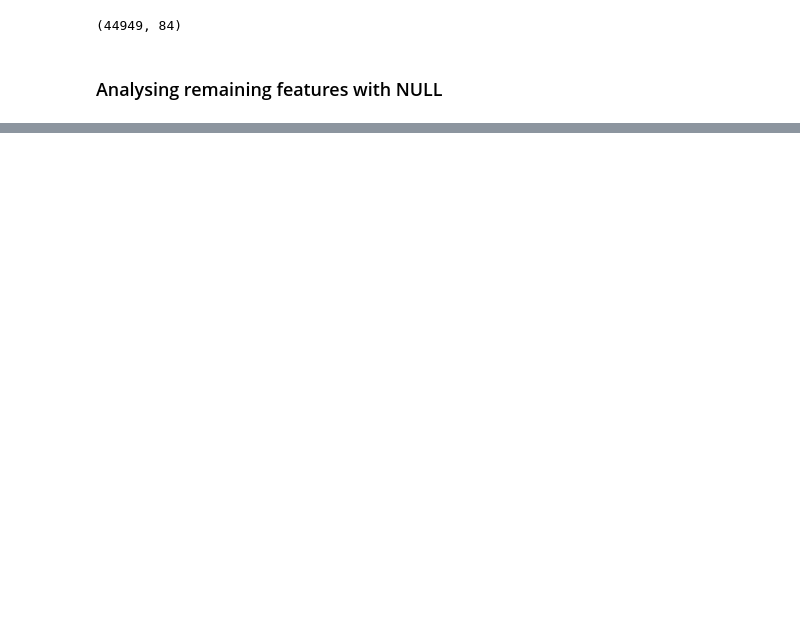
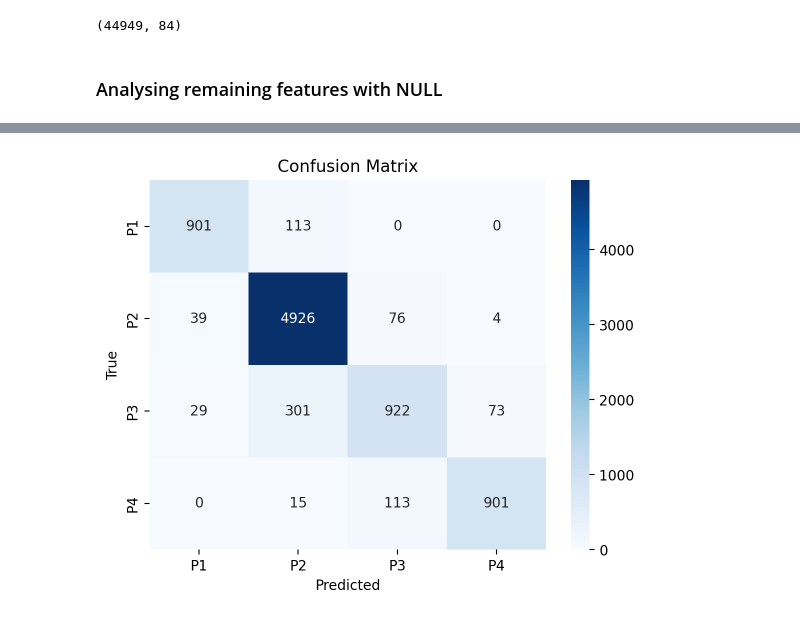
Before and after one commit to shashankgarewal/Credit-Risk-Assessment, a Jupyter notebook: notebook/explore.ipynb, the cells around one changed output, grey strips where cells are left out. Cells and saved outputs as stored; diff of their text form; code cells hidden in the pictures; blank space fills up the shorter version.

Commit message:
modeling_with_collinear_data

```diff
--- a/notebook/explore.ipynb
+++ b/notebook/explore.ipynb
@@ -106,3 +181,5 @@ df.max_delinquency_level[df['num_times_delinquent'] == 0].isna().sum()
 # %%
 # fill null deq with 0
 df[null_deq_col] = df[null_deq_col].fillna(0)
+# %%
+df.loc[df['num_times_delinquent'] == 0, null_deq_col] = df.loc[df['num_times_delinquent'] == 0, null_deq_col].fillna(0)
@@ -667,0 +516,9 @@ vif_imp
+# %%
+X, y = df.drop(['Approved_Flag', 'PROSPECTID'], axis=1), df[['Approved_Flag']]
+X_train, X_test, y_train, y_test = train_test_split(X, y,
+                                                    test_size=0.2,
+                                                    random_state=42)
+
+label_encoder = LabelEncoder()
+y_train_encoded = label_encoder.fit_transform(y_train)
+y_test_encoded = label_encoder.transform(y_test)
@@ -667,0 +608,20 @@ vif_imp
+# %%
+# feature encoding
+df_full_nonull = pd.get_dummies(df_full_nonull, columns=['MARITALSTATUS', 'GENDER', 'last_prod_enq2', 'first_prod_enq2'])
+encode_map = {'SSC':1, 'OTHERS': 1, '12TH': 2, 'GRADUATE': 3, 'UNDER GRADUATE': 3, 'POST-GRADUATE': 4, 'PROFESSIONAL': 4}
+df_full_nonull['EDUCATION'] = df_full_nonull['EDUCATION'].map(encode_map)
+
+X, y = df_full_nonull.drop(['Approved_Flag', 'PROSPECTID'], axis=1), df_full_nonull[['Approved_Flag']]
+
+X_train, X_test, y_train, y_test = train_test_split(X, y,
+                                                    test_size=0.2,
+                                                    random_state=42)
+
+label_encoder = LabelEncoder()
+y_train_encoded = label_encoder.fit_transform(y_train)
+y_test_encoded = label_encoder.transform(y_test)
+
+dt = DecisionTreeClassifier(random_state=42)
+dt = basic_model(dt, X_train, X_test, y_train, y_test)
+
+print(classification_report(y_test, dt.predict(X_test)))
@@ -667,0 +648,5 @@ vif_imp
+# %%
+scaler = StandardScaler()
+X_train_std = scaler.fit_transform(X_train)
+X_test_std = scaler.fit_transform(X_test)
+svc = basic_model(SVC(random_state=42), X_train_std, X_test_std, y_train, y_test)
@@ -667,0 +740,11 @@ vif_imp
+# %%
+y_pred = svc.predict(X_test_std)  # Predictions of the model
+cm = confusion_matrix(y_test, y_pred)  # True labels vs Predicted labels
+
+sns.heatmap(cm, annot=True, fmt="d", cmap="Blues", xticklabels=['P1', 'P2', 'P3', 'P4'], yticklabels=['P1', 'P2', 'P3', 'P4'])
+plt.xlabel('Predicted')
+plt.ylabel('True')
+plt.title('Confusion Matrix')
+plt.show()
+# %% [output]
+[figure, added]
```
Also changed, not shown: parts of 148 cells of this notebook, 24 other files.
